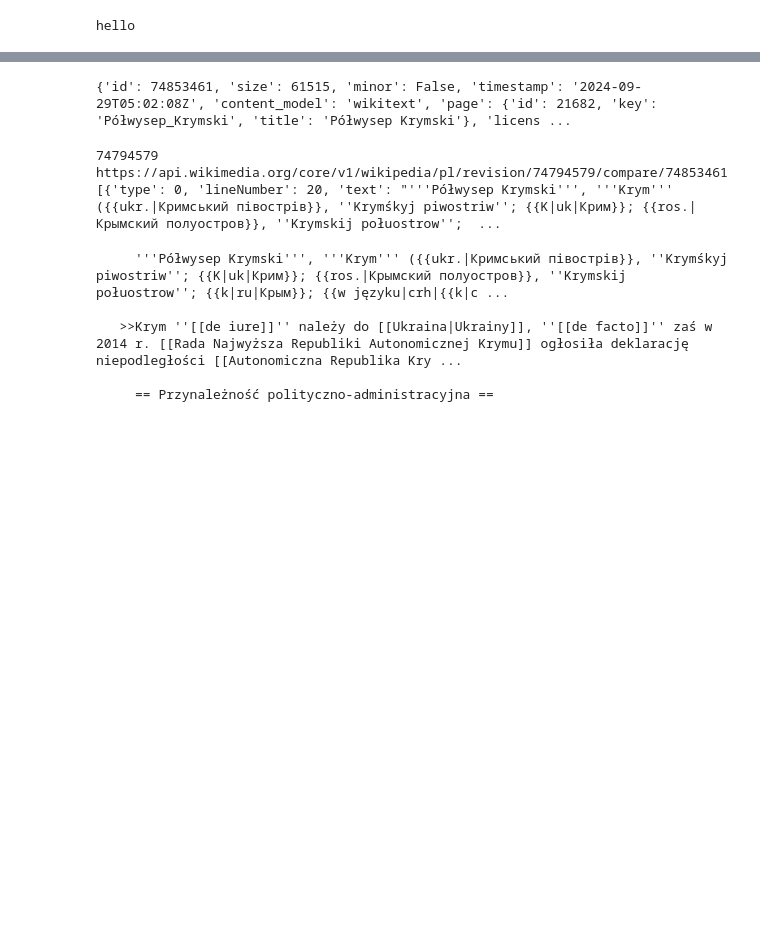
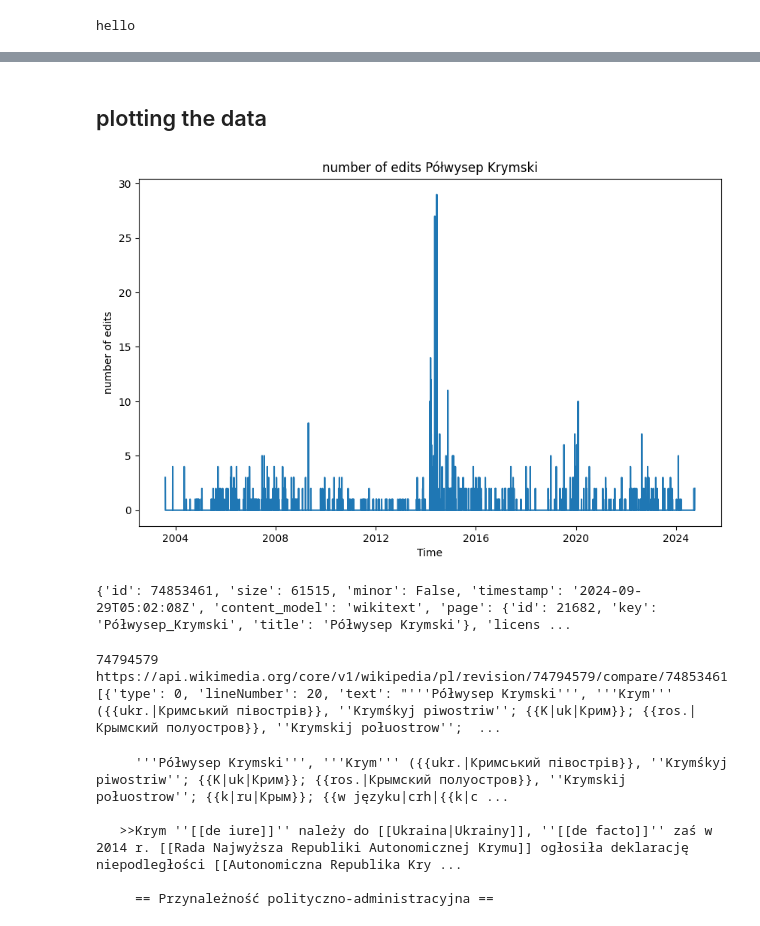
Before and after one commit to JStrebeyko/cogsci-ma-thesis, a Jupyter notebook: notebooks/get_revisions_fulltexts.ipynb, the cells around one changed output, grey strips where cells are left out. Cells and saved outputs as stored; diff of their text form; code cells hidden in the pictures; blank space fills up the shorter version.

```diff
--- a/notebooks/get_revisions_fulltexts.ipynb
+++ b/notebooks/get_revisions_fulltexts.ipynb
@@ -140,0 +146,2 @@ krym_df
+# %% [markdown]
+## plotting the data
@@ -141,3 +167,7 @@ krym_df
+# %%
+plot_revision_freq(krym_df, krym_name)
+# %% [output]
+[figure, added]
 # %%
 def get_revisioned_article_content(rev_id, lang='pl'):
   url = f'https://api.wikimedia.org/core/v1/wikipedia/{lang}/revision/{rev_id}'
```
Also changed, not shown: parts of 11 cells of this notebook, 1 other file.
